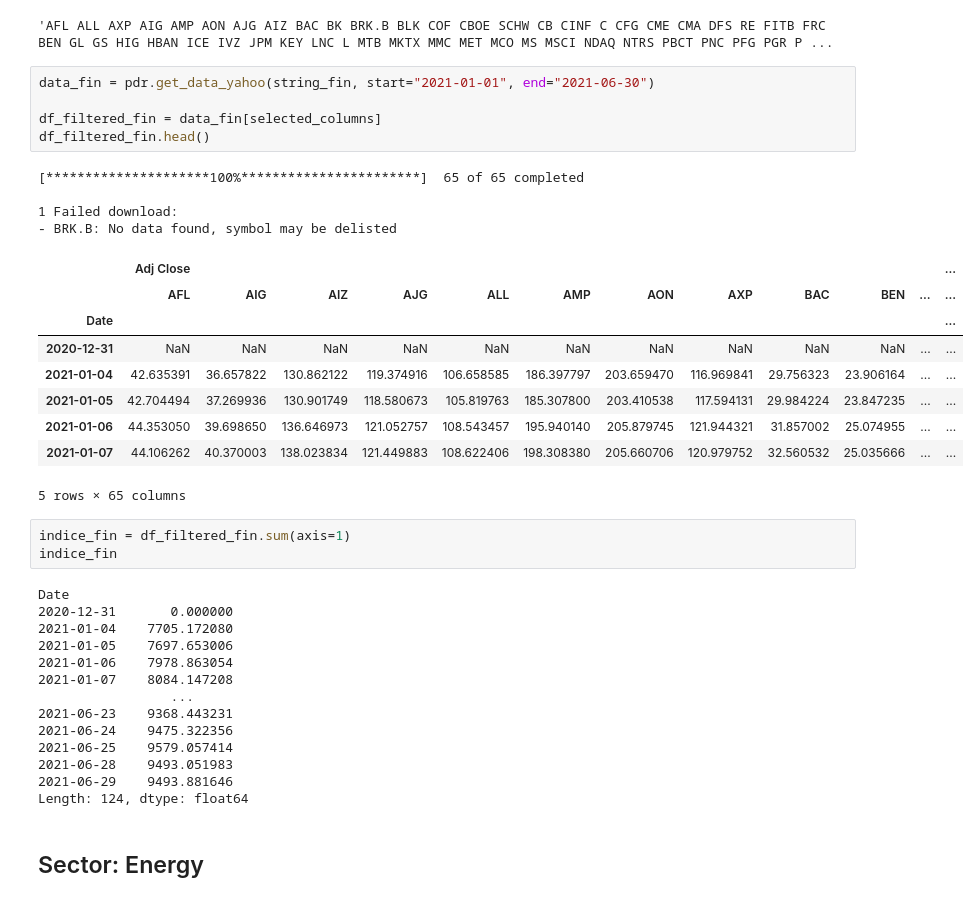
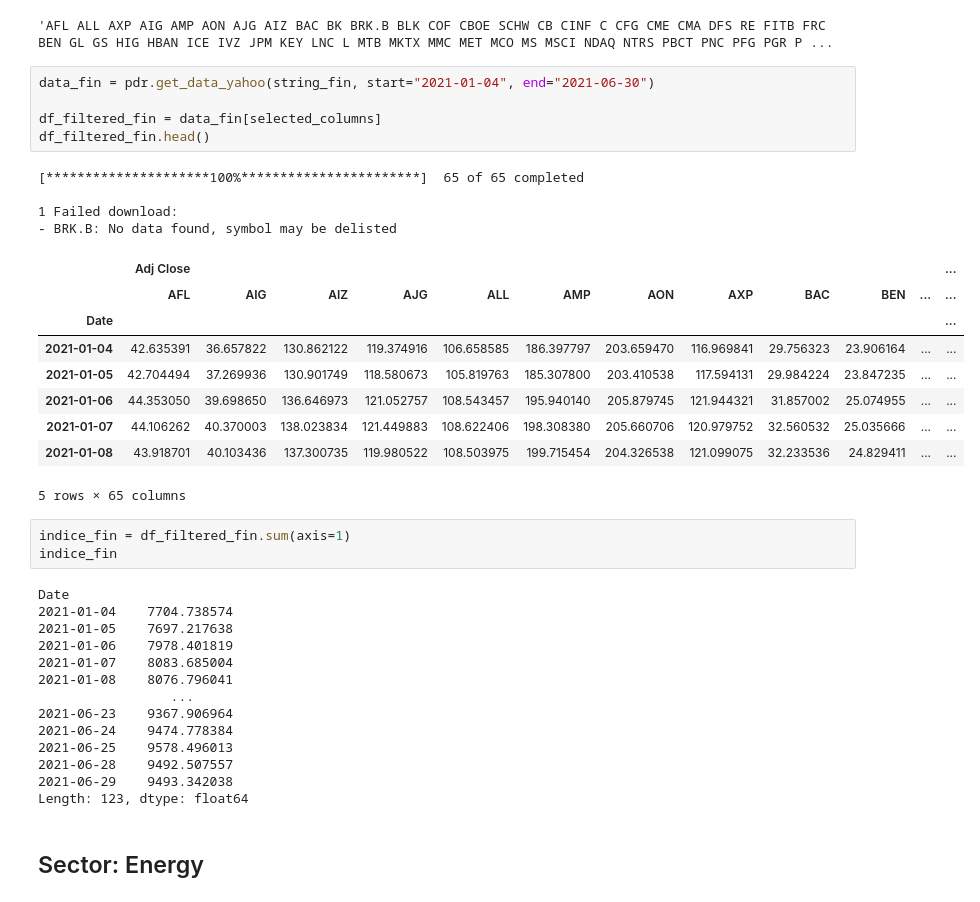
Before and after one commit to VirgniaAmb/MLBolsaMentoria2021, a Jupyter notebook: Avances/pr_2 _exp_y_cur_amb.ipynb, the cells around one changed output. Drawn from its saved outputs; the diff is of its cells as text.

```diff
--- a/Avances/pr_2 _exp_y_cur_amb.ipynb
+++ b/Avances/pr_2 _exp_y_cur_amb.ipynb
@@ -285,41 +285,41 @@ string_fin
 # %% [output]
 'AFL ALL AXP AIG AMP AON AJG AIZ BAC BK BRK.B BLK COF CBOE SCHW CB CINF C CFG CME CMA DFS RE FITB FRC BEN GL GS HIG HBAN ICE IVZ JPM KEY LNC L MTB MKTX MMC MET MCO MS MSCI NDAQ NTRS PBCT PNC PFG PGR P ...
 # %%
-data_fin = pdr.get_data_yahoo(string_fin, start="2021-01-01", end="2021-06-30")
+data_fin = pdr.get_data_yahoo(string_fin, start="2021-01-04", end="2021-06-30")
 
 df_filtered_fin = data_fin[selected_columns]
 df_filtered_fin.head()
 # %% [output]
 [*********************100%***********************]  65 of 65 completed
 
 1 Failed download:
 - BRK.B: No data found, symbol may be delisted
 |  | Adj Close |  |  |  |  |  |  |  |  |  |  | ... |
 |  | AFL | AIG | AIZ | AJG | ALL | AMP | AON | AXP | BAC | BEN | ... | ... |
 | Date |  |  |  |  |  |  |  |  |  |  |  | ... |
-| 2020-12-31 | NaN | NaN | NaN | NaN | NaN | NaN | NaN | NaN | NaN | NaN | ... | ... |
 | 2021-01-04 | 42.635391 | 36.657822 | 130.862122 | 119.374916 | 106.658585 | 186.397797 | 203.659470 | 116.969841 | 29.756323 | 23.906164 | ... | ... |
 | 2021-01-05 | 42.704494 | 37.269936 | 130.901749 | 118.580673 | 105.819763 | 185.307800 | 203.410538 | 117.594131 | 29.984224 | 23.847235 | ... | ... |
 | 2021-01-06 | 44.353050 | 39.698650 | 136.646973 | 121.052757 | 108.543457 | 195.940140 | 205.879745 | 121.944321 | 31.857002 | 25.074955 | ... | ... |
 | 2021-01-07 | 44.106262 | 40.370003 | 138.023834 | 121.449883 | 108.622406 | 198.308380 | 205.660706 | 120.979752 | 32.560532 | 25.035666 | ... | ... |
+| 2021-01-08 | 43.918701 | 40.103436 | 137.300735 | 119.980522 | 108.503975 | 199.715454 | 204.326538 | 121.099075 | 32.233536 | 24.829411 | ... | ... |
 5 rows × 65 columns
 # %%
 indice_fin = df_filtered_fin.sum(axis=1)
 indice_fin
 # %% [output]
 Date
-2020-12-31       0.000000
-2021-01-04    7705.172080
-2021-01-05    7697.653006
-2021-01-06    7978.863054
-2021-01-07    8084.147208
+2021-01-04    7704.738574
+2021-01-05    7697.217638
+2021-01-06    7978.401819
+2021-01-07    8083.685004
+2021-01-08    8076.796041
                  ...
-2021-06-23    9368.443231
-2021-06-24    9475.322356
-2021-06-25    9579.057414
-2021-06-28    9493.051983
-2021-06-29    9493.881646
-Length: 124, dtype: float64
+2021-06-23    9367.906964
+2021-06-24    9474.778384
+2021-06-25    9578.496013
+2021-06-28    9492.507557
+2021-06-29    9493.342038
+Length: 123, dtype: float64
 # %% [markdown]
 ## Sector: Energy
 # %%
```
Also changed, not shown: parts of 26 cells of this notebook.
